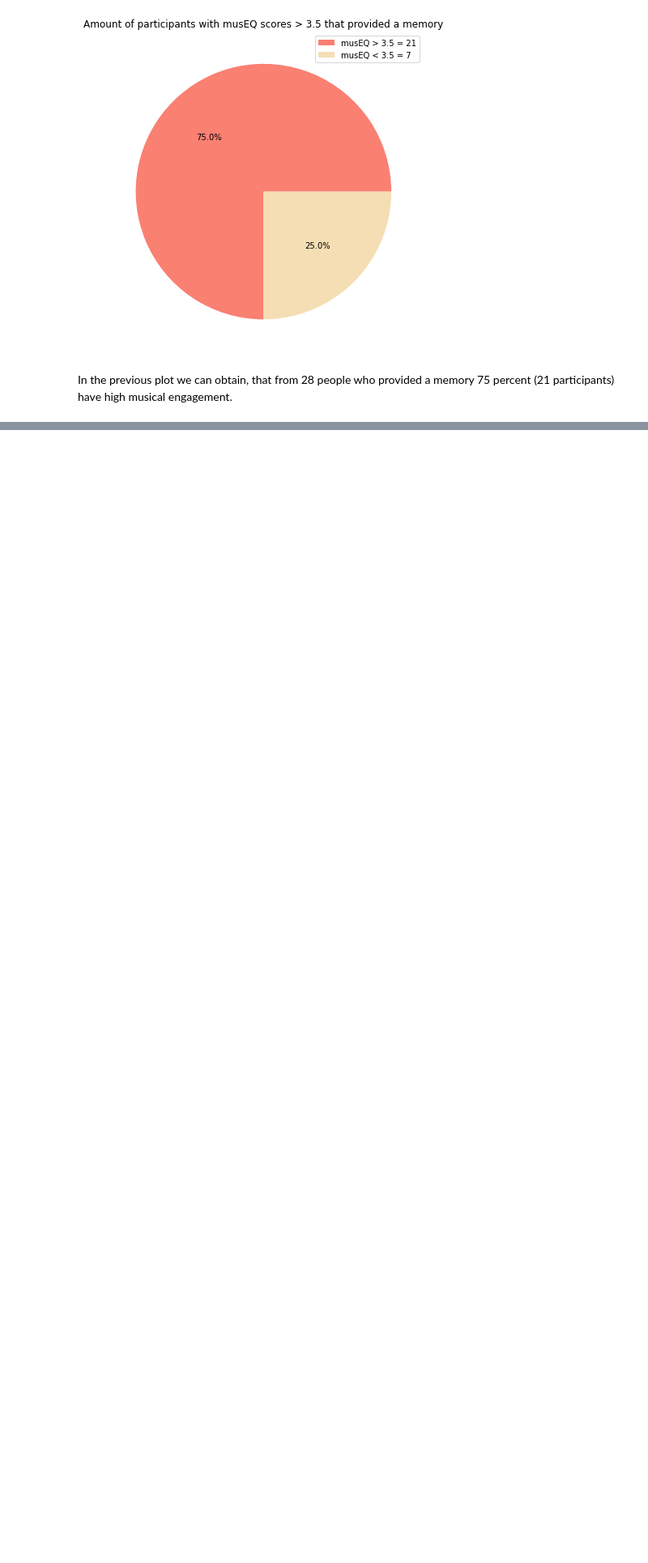
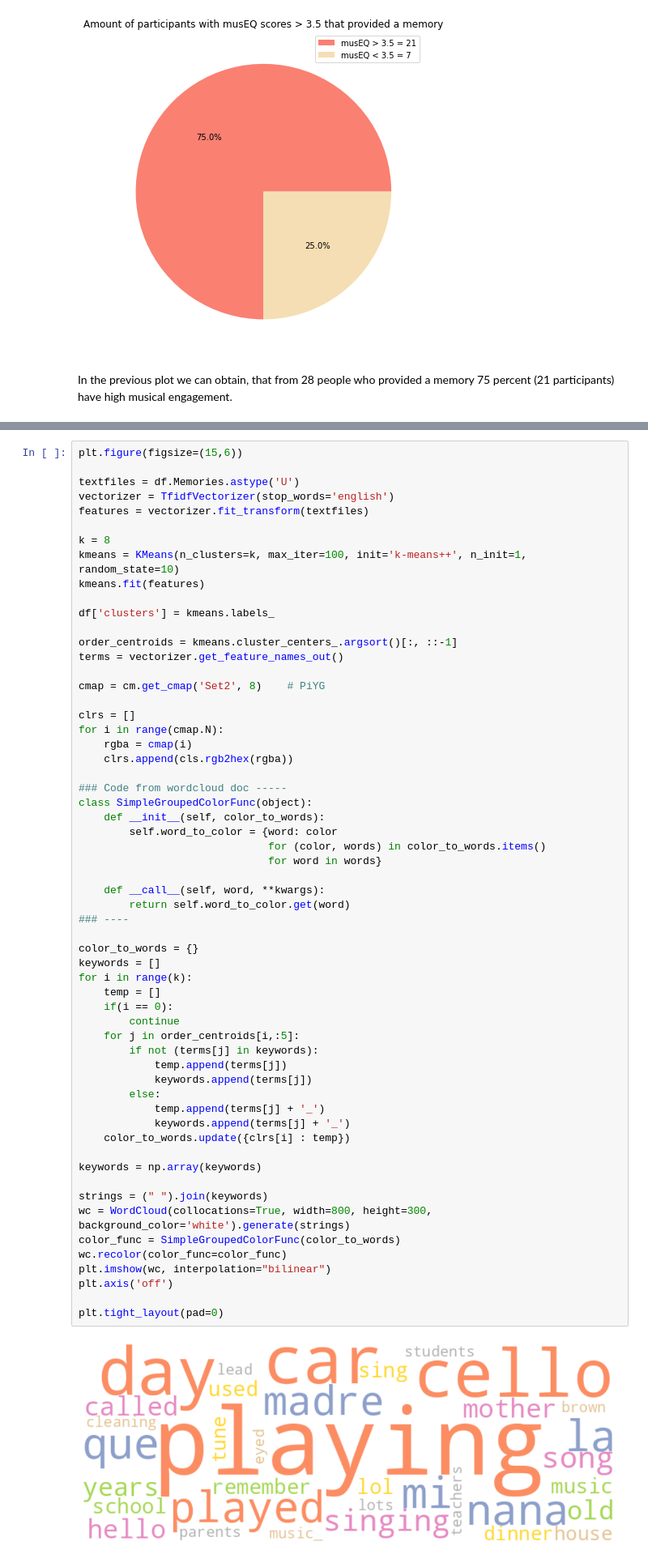
Before and after one commit to lennartnicolas/mpc-presentation, a Jupyter notebook: MPC Study Presentation.ipynb, the cells around one changed output, grey strips where cells are left out. Shown at 81% size. Saved outputs shown, nothing was run; the diff lists cells and outputs as text; blank space fills up the shorter version.

Commit message:
Added Memory wordcloud

```diff
--- a/MPC Study Presentation.ipynb
+++ b/MPC Study Presentation.ipynb
@@ -320 +332,62 @@ In the previous plot we can obtain, that from 28 people who provided a memory 75
+# %%
+plt.figure(figsize=(15,6))
+
+textfiles = df.Memories.astype('U')
+vectorizer = TfidfVectorizer(stop_words='english')
+features = vectorizer.fit_transform(textfiles)
+
+k = 8
+kmeans = KMeans(n_clusters=k, max_iter=100, init='k-means++', n_init=1, random_state=10)
+kmeans.fit(features)
+
+df['clusters'] = kmeans.labels_
+
+order_centroids = kmeans.cluster_centers_.argsort()[:, ::-1]
+terms = vectorizer.get_feature_names_out()
+
+cmap = cm.get_cmap('Set2', 8)    # PiYG
+
+clrs = []
+for i in range(cmap.N):
+    rgba = cmap(i)
+    clrs.append(cls.rgb2hex(rgba))
+
+### Code from wordcloud doc -----
+class SimpleGroupedColorFunc(object):
+    def __init__(self, color_to_words):
+        self.word_to_color = {word: color
+                              for (color, words) in color_to_words.items()
+                              for word in words}
+
+    def __call__(self, word, **kwargs):
+        return self.word_to_color.get(word)
+### ----
+
+color_to_words = {}
+keywords = []
+for i in range(k):
+    temp = []
+    if(i == 0):
+        continue
+    for j in order_centroids[i,:5]:
+        if not (terms[j] in keywords):
+            temp.append(terms[j])
+            keywords.append(terms[j])
+        else:
+            temp.append(terms[j] + '_')
+            keywords.append(terms[j] + '_')
+    color_to_words.update({clrs[i] : temp})
+
+keywords = np.array(keywords)
+
+strings = (" ").join(keywords)
+wc = WordCloud(collocations=True, width=800, height=300, background_color='white').generate(strings)
+color_func = SimpleGroupedColorFunc(color_to_words)
+wc.recolor(color_func=color_func)
+plt.imshow(wc, interpolation="bilinear")
+plt.axis('off')
+
+plt.tight_layout(pad=0)
+# %% [output]
+[figure, added]
 # %% [markdown]
```
Also changed, not shown: parts of 5 cells of this notebook, 1 other file.
